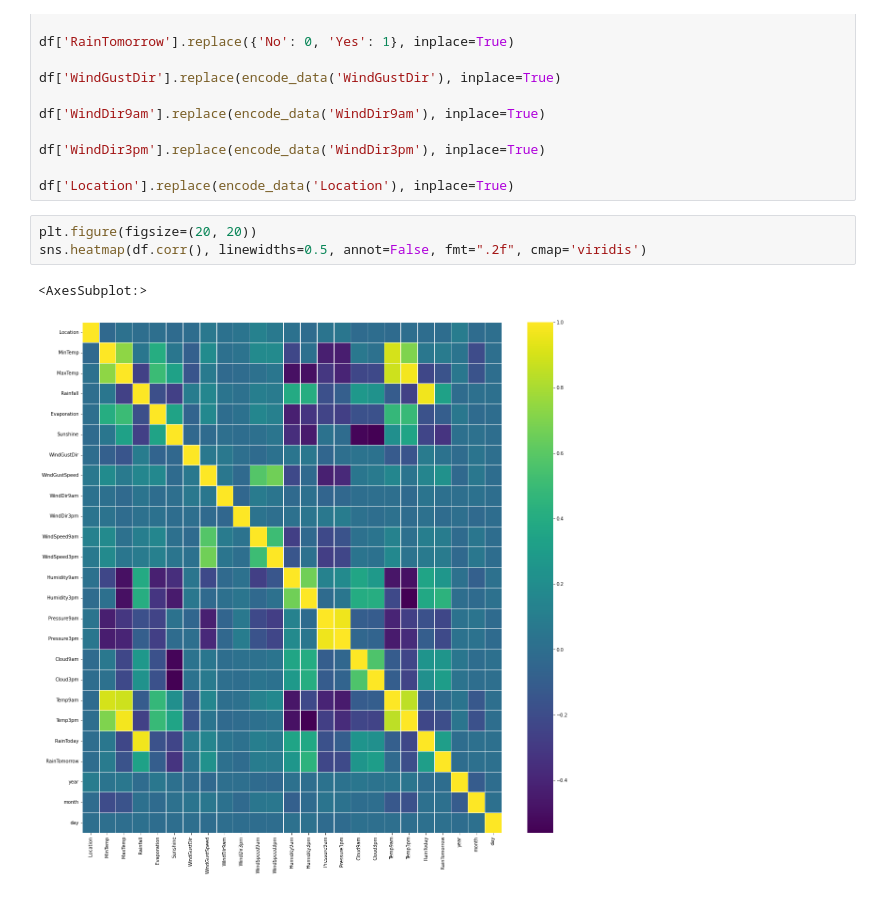
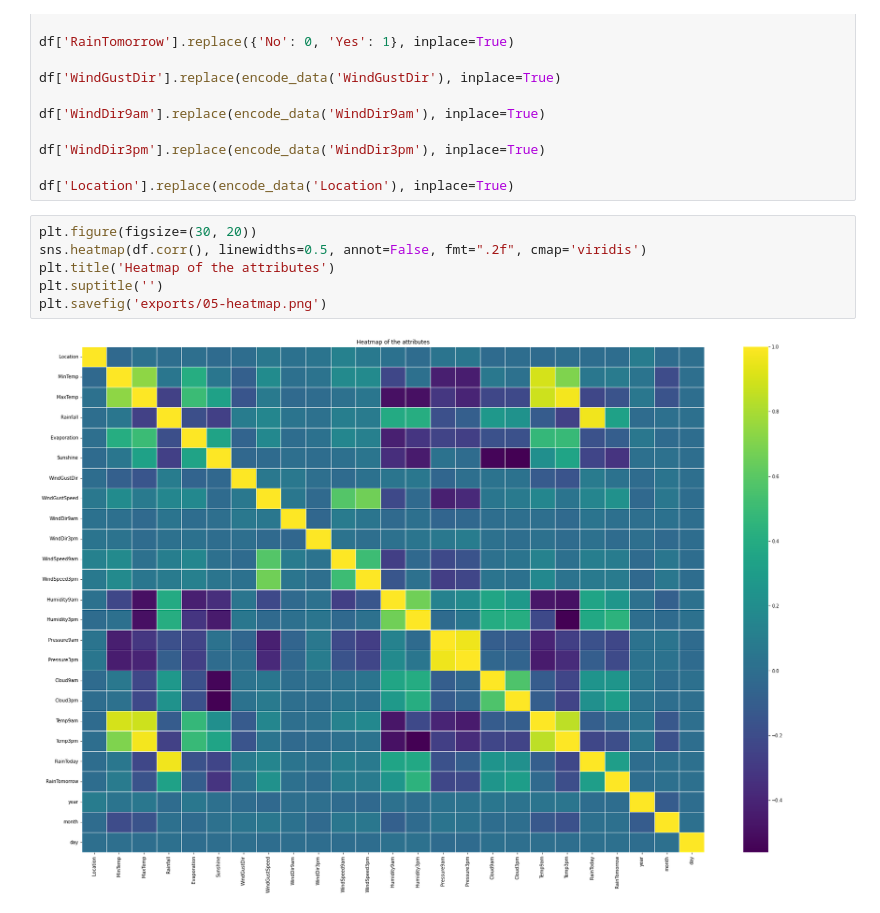
Before and after one commit to rrancerr/jku-data-mining-ws-21, a Jupyter notebook: assignment-05/assignment-05.ipynb, the cells around one changed output. Drawn from its saved outputs; the diff is of its cells as text.

```diff
--- a/assignment-05/assignment-05.ipynb
+++ b/assignment-05/assignment-05.ipynb
@@ -356,11 +358,13 @@ df['WindDir3pm'].replace(encode_data('WindDir3pm'), inplace=True)
 
 df['Location'].replace(encode_data('Location'), inplace=True)
 # %%
-plt.figure(figsize=(20, 20))
+plt.figure(figsize=(30, 20))
 sns.heatmap(df.corr(), linewidths=0.5, annot=False, fmt=".2f", cmap='viridis')
+plt.title('Heatmap of the attributes')
+plt.suptitle('')
+plt.savefig('exports/05-heatmap.png')
 # %% [output]
-<AxesSubplot:>
-[figure, old version]
+[figure, new version]
 # %%
 X = df.drop(['RainTomorrow'], axis=1)
 y = df['RainTomorrow']
```
Also changed, not shown: parts of 14 cells of this notebook, 4 other files.
